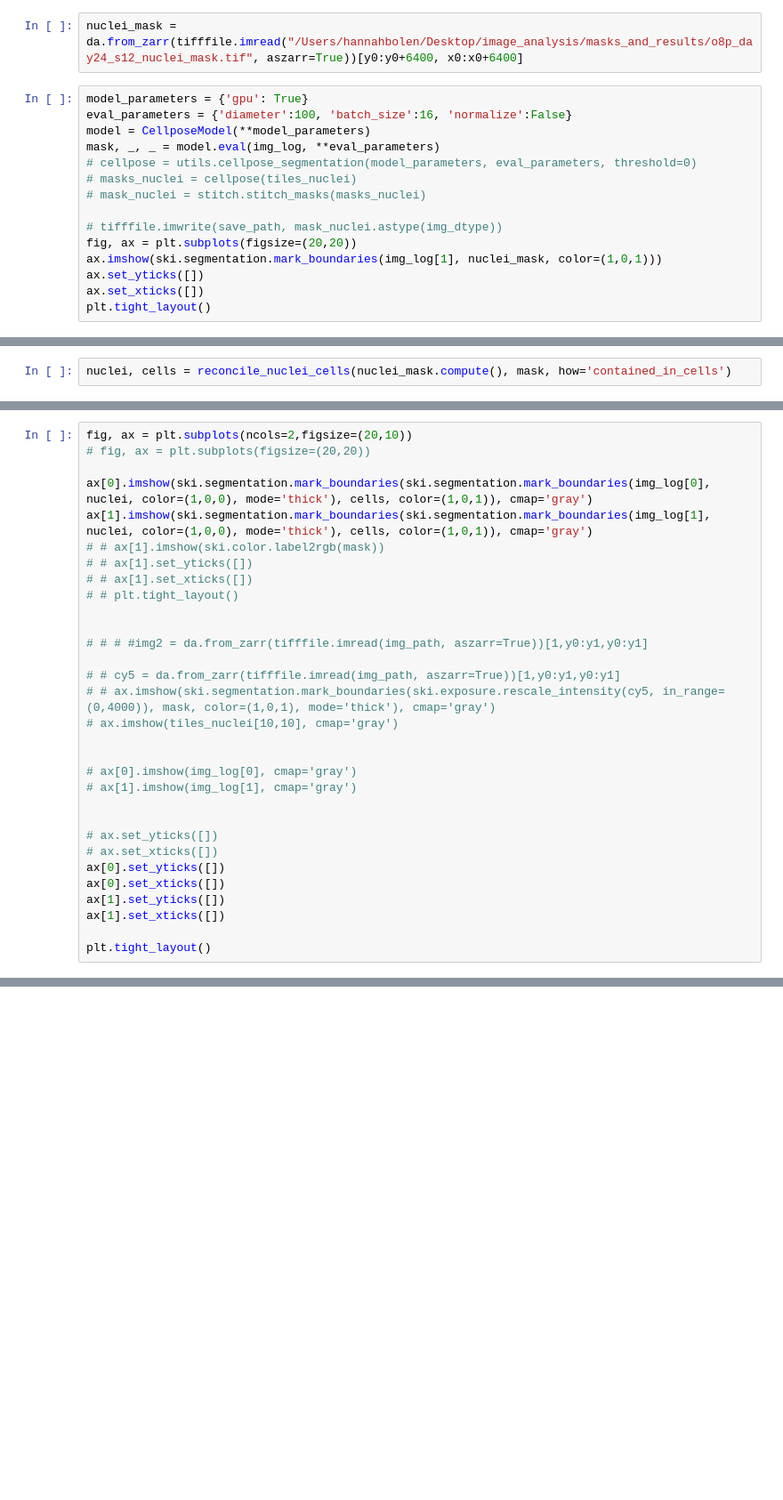
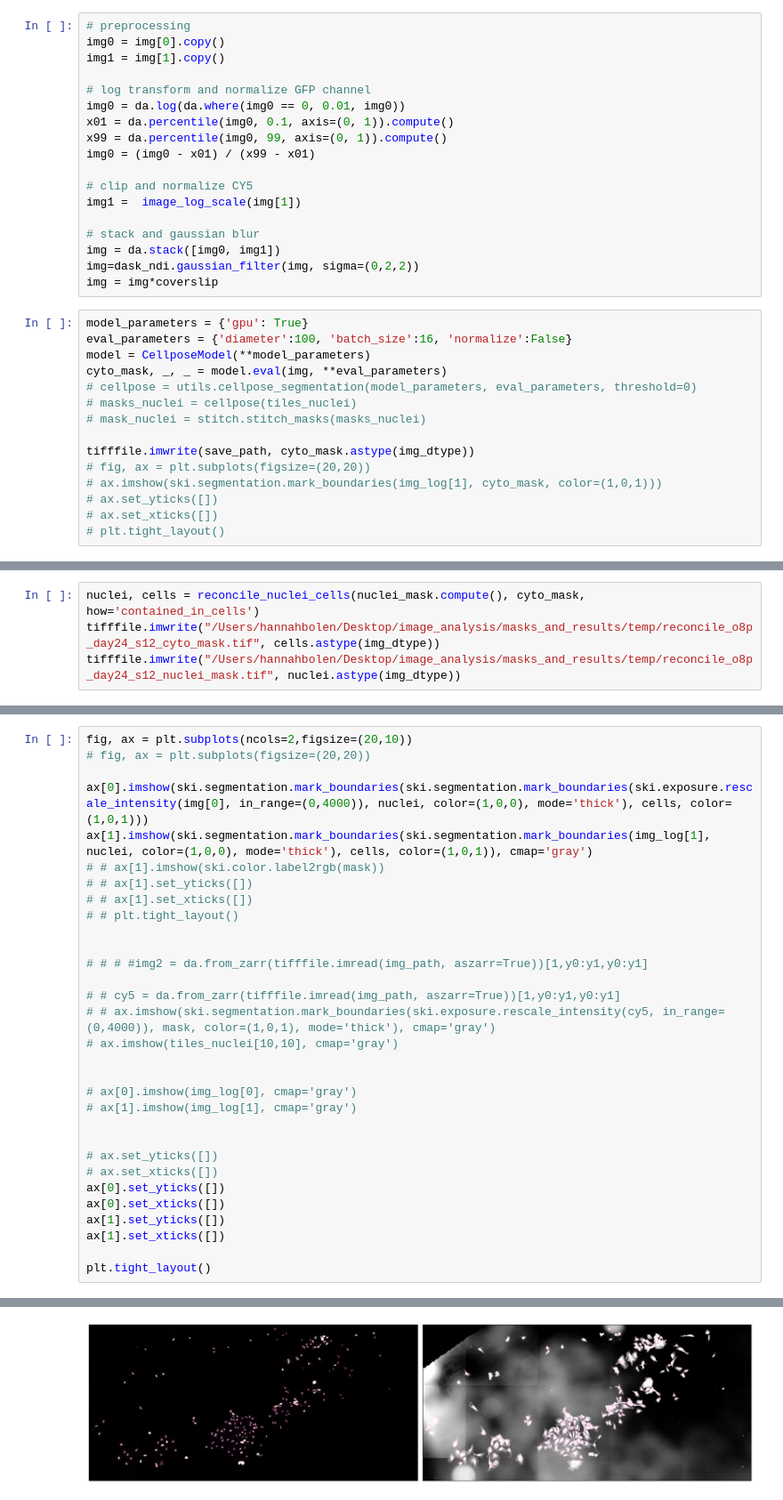
Before and after one commit to hannahbolen1/whole_slide, a Jupyter notebook: current/adjust_cellpose.ipynb, the cells around one changed output, grey strips where cells are left out. Shown at 89% size. Drawn from its saved outputs; the diff is of its cells as text; blank space fills up the shorter version.

```diff
--- a/current/adjust_cellpose.ipynb
+++ b/current/adjust_cellpose.ipynb
@@ -33,17 +39,33 @@ img_log = image_log_scale(img)
-# %%
-nuclei_mask = da.from_zarr(tifffile.imread("/Users/hannahbolen/Desktop/image_analysis/masks_and_results/o8p_day24_s12_nuclei_mask.tif", aszarr=True))[y0:y0+6400, x0:x0+6400]
+# %%
+# preprocessing
+img0 = img[0].copy()
+img1 = img[1].copy()
+
+# log transform and normalize GFP channel
+img0 = da.log(da.where(img0 == 0, 0.01, img0))
+x01 = da.percentile(img0, 0.1, axis=(0, 1)).compute()
+x99 = da.percentile(img0, 99, axis=(0, 1)).compute()
+img0 = (img0 - x01) / (x99 - x01)
+
+# clip and normalize CY5
+img1 =  image_log_scale(img[1])
+
+# stack and gaussian blur
+img = da.stack([img0, img1])
+img=dask_ndi.gaussian_filter(img, sigma=(0,2,2))
+img = img*coverslip
 # %%
 model_parameters = {'gpu': True}
 eval_parameters = {'diameter':100, 'batch_size':16, 'normalize':False}
 model = CellposeModel(**model_parameters)
-mask, _, _ = model.eval(img_log, **eval_parameters)
+cyto_mask, _, _ = model.eval(img, **eval_parameters)
 # cellpose = utils.cellpose_segmentation(model_parameters, eval_parameters, threshold=0)
 # masks_nuclei = cellpose(tiles_nuclei)
 # mask_nuclei = stitch.stitch_masks(masks_nuclei)
 
-# tifffile.imwrite(save_path, mask_nuclei.astype(img_dtype))
-fig, ax = plt.subplots(figsize=(20,20))
-ax.imshow(ski.segmentation.mark_boundaries(img_log[1], nuclei_mask, color=(1,0,1)))
-ax.set_yticks([])
-ax.set_xticks([])
-plt.tight_layout()
+tifffile.imwrite(save_path, cyto_mask.astype(img_dtype))
+# fig, ax = plt.subplots(figsize=(20,20))
+# ax.imshow(ski.segmentation.mark_boundaries(img_log[1], cyto_mask, color=(1,0,1)))
+# ax.set_yticks([])
+# ax.set_xticks([])
+# plt.tight_layout()
@@ -52,2 +72,4 @@ from brieflow_segment_utils import reconcile_nuclei_cells
 # %%
-nuclei, cells = reconcile_nuclei_cells(nuclei_mask.compute(), mask, how='contained_in_cells')
+nuclei, cells = reconcile_nuclei_cells(nuclei_mask.compute(), cyto_mask, how='contained_in_cells')
+tifffile.imwrite("/Users/hannahbolen/Desktop/image_analysis/masks_and_results/temp/reconcile_o8p_day24_s12_cyto_mask.tif", cells.astype(img_dtype))
+tifffile.imwrite("/Users/hannahbolen/Desktop/image_analysis/masks_and_results/temp/reconcile_o8p_day24_s12_nuclei_mask.tif", nuclei.astype(img_dtype))
@@ -58,7 +85,7 @@ tifffile.imwrite("/Users/hannahbolen/Desktop/image_analysis/masks_and_results/te
 fig, ax = plt.subplots(ncols=2,figsize=(20,10))
 # fig, ax = plt.subplots(figsize=(20,20))
 
-ax[0].imshow(ski.segmentation.mark_boundaries(ski.segmentation.mark_boundaries(img_log[0], nuclei, color=(1,0,0), mode='thick'), cells, color=(1,0,1)), cmap='gray')
+ax[0].imshow(ski.segmentation.mark_boundaries(ski.segmentation.mark_boundaries(ski.exposure.rescale_intensity(img[0], in_range=(0,4000)), nuclei, color=(1,0,0), mode='thick'), cells, color=(1,0,1)))
 ax[1].imshow(ski.segmentation.mark_boundaries(ski.segmentation.mark_boundaries(img_log[1], nuclei, color=(1,0,0), mode='thick'), cells, color=(1,0,1)), cmap='gray')
 # # ax[1].imshow(ski.color.label2rgb(mask))
 # # ax[1].set_yticks([])
@@ -85,3 +112,4 @@ ax[1].set_yticks([])
 ax[1].set_xticks([])
 
 plt.tight_layout()
+# %% [output]
@@ -87,0 +117 @@ plt.tight_layout()
+[figure, added]
```
Also changed, not shown: parts of 10 cells of this notebook.
